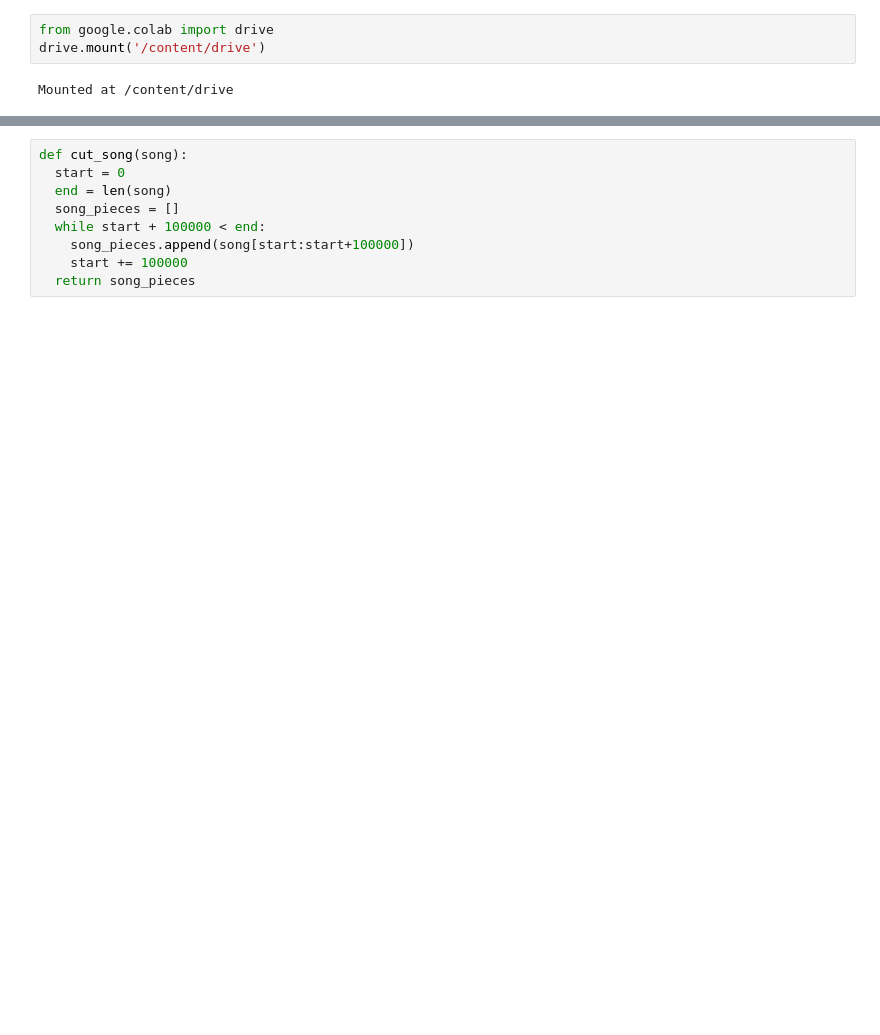
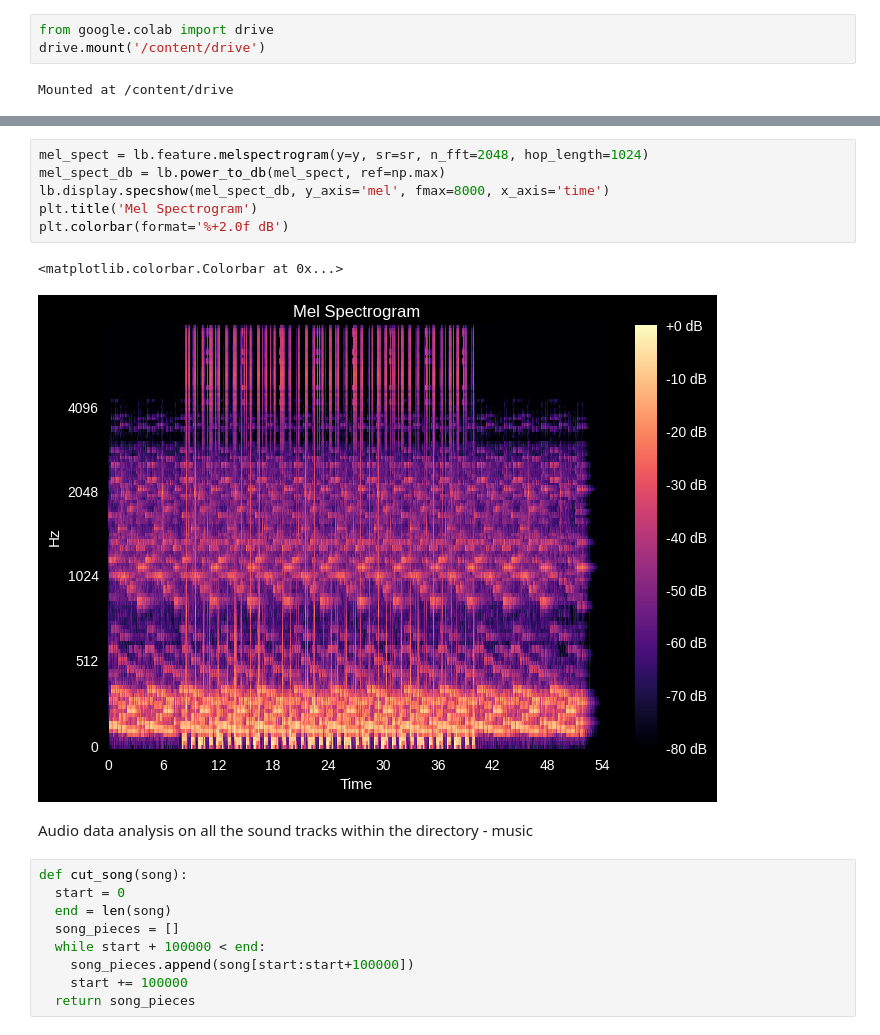
Before and after one commit to namita0210/music-genre-classification, a Jupyter notebook: Music_Genre_CLassification.ipynb, the cells around one changed output, grey strips where cells are left out. Cells and saved outputs as stored; diff of their text form; blank space fills up the shorter version.

```diff
--- a/Music_Genre_CLassification.ipynb
+++ b/Music_Genre_CLassification.ipynb
@@ -13,3 +55,14 @@ music = '/content/drive/MyDrive/music'
+# %%
+mel_spect = lb.feature.melspectrogram(y=y, sr=sr, n_fft=2048, hop_length=1024)
+mel_spect_db = lb.power_to_db(mel_spect, ref=np.max)
+lb.display.specshow(mel_spect_db, y_axis='mel', fmax=8000, x_axis='time')
+plt.title('Mel Spectrogram')
+plt.colorbar(format='%+2.0f dB')
+# %% [output]
+<matplotlib.colorbar.Colorbar at 0x...>
+[figure, added]
+# %% [markdown]
+Audio data analysis on all the sound tracks within the directory - music
 # %%
 def cut_song(song):
   start = 0
```
Also changed, not shown: parts of 17 cells of this notebook.
